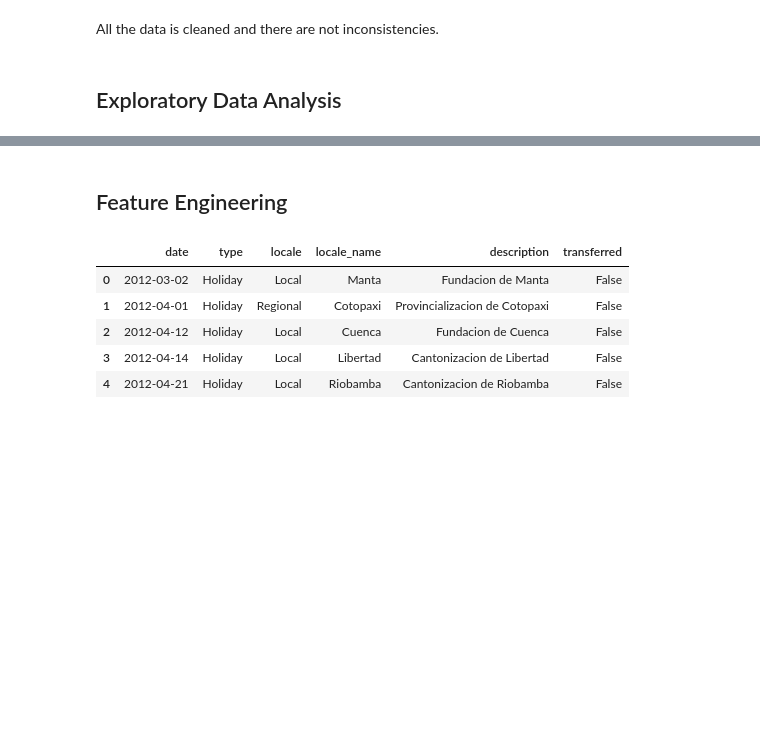
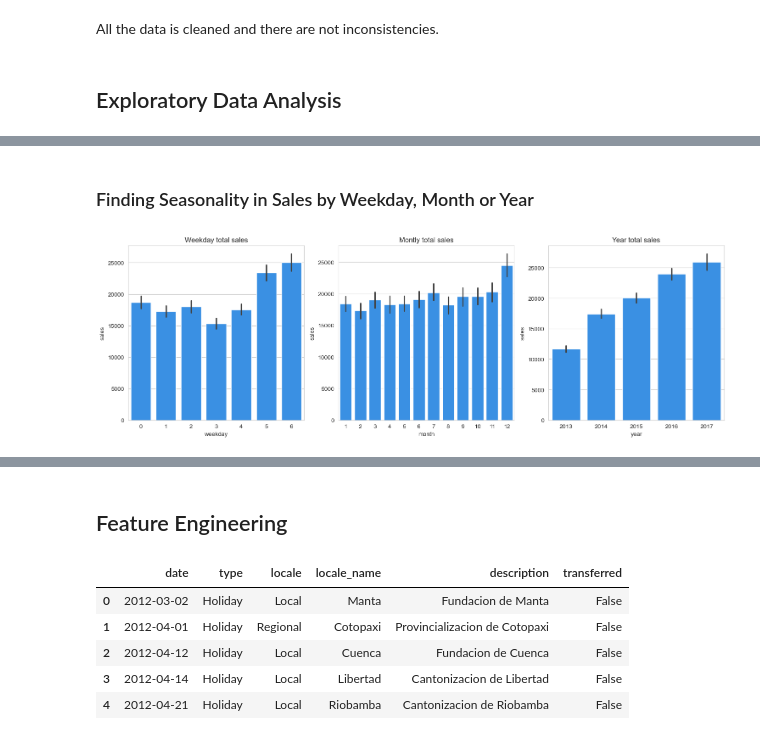
Before and after one commit to Hailey-cloud/Final-Project-Machine-Learning, a Jupyter notebook: Store_Sales_ML.ipynb, the cells around one changed output, grey strips where cells are left out. Saved outputs shown, nothing was run; the diff lists cells and outputs as text; code cells hidden in the pictures; blank space fills up the shorter version.

```diff
--- a/Store_Sales_ML.ipynb
+++ b/Store_Sales_ML.ipynb
@@ -294,0 +348,24 @@ plt.show()
+# %% [markdown]
+### Finding Seasonality in Sales by Weekday, Month or Year
+# %%
+family_sales['month'] = family_sales['date'].dt.month
+family_sales['weekday'] = family_sales['date'].dt.weekday
+family_sales['year'] = family_sales['date'].dt.year
+
+# Finding seasonality
+fig, axes = plt.subplots(1, 3, figsize=(15, 5))
+axes = axes.flatten()
+
+sb.barplot(data=family_sales, x='weekday', y='sales', ax=axes[0], color='dodgerblue')
+axes[0].set_title("Weekday total sales")
+
+sb.barplot(data=family_sales, x='month', y='sales', ax=axes[1], color='dodgerblue')
+axes[1].set_title("Montly total sales")
+
+sb.barplot(data=family_sales, x='year', y='sales', ax=axes[2], color='dodgerblue')
+axes[2].set_title("Year total sales")
+
+plt.tight_layout()
+plt.show()
+# %% [output]
+[figure, added]
```
Also changed, not shown: parts of 30 cells of this notebook.
